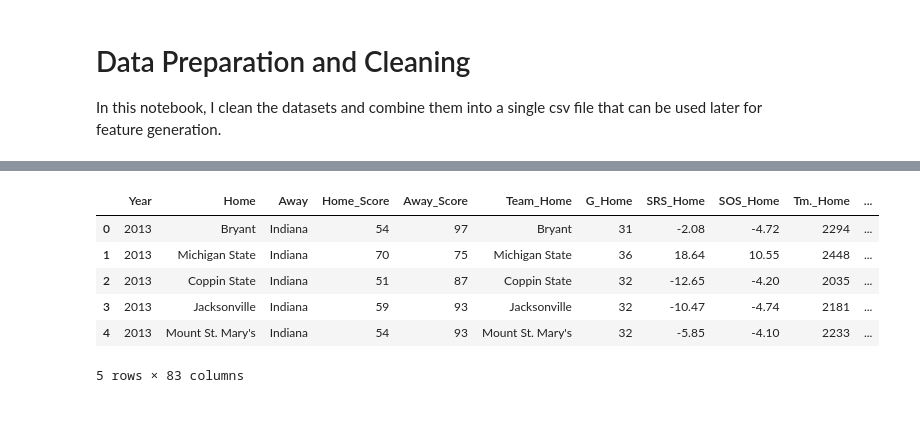
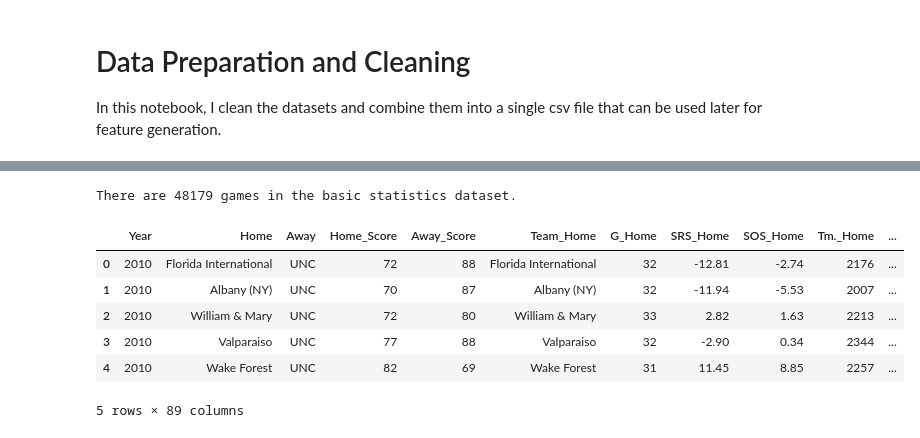
Before and after one commit to pjmartinkus/College_Basketball, a Jupyter notebook: Notebooks/Data Preparation and Cleaning.ipynb, the cells around one changed output, grey strips where cells are left out. Cells and saved outputs as stored; diff of their text form; code cells hidden in the pictures.

```diff
--- a/Notebooks/Data Preparation and Cleaning.ipynb
+++ b/Notebooks/Data Preparation and Cleaning.ipynb
@@ -19,6 +39,6 @@ First, we need to edit the school names in the kenpom, basic stats and T-Rank da
 # %%
 # The location where the files will be saved
-path = '/Users/phil/Documents/Documents/College_Basketball/Data/'
+path = '../Data/'
 
 # Store a dataframe of kenpom data for each year in a list
 kenpom_data = {}
@@ -26,21 +46,24 @@ TRank_data = {}
 stats_data = {}
 
 # We need to clean each statistics data set
-for year in range(2002, 2020):
+for year in range(2002, this_year):
 
     # Load this year's data and clean up the school names to match up with scores data
     data_kenpom = pd.read_csv('{0}Kenpom/{1}_kenpom.csv'.format(path, year))
     kenpom_data[year] = cbb.update_kenpom(data_kenpom)
+    assert len(cbb.check_for_missing_names(regular_season[year], kenpom_data[year], False)) == 0
 
     # TRank data starts in 2008 and the team name column is called school instead of team
     if year > 2007:
         data_TRank =  pd.read_csv('{0}TRank/{1}_TRank.csv'.format(path, year))
         TRank_data[year] = cbb.update_TRank(data_TRank)
+        assert len(cbb.check_for_missing_names(regular_season[year], TRank_data[year], False)) == 0
 
     # Basic stats data starts in 2010
     if year > 2009:
         data_stats =  pd.read_csv('{0}SportsReference/{1}_stats.csv'.format(path, year))
         data_stats = data_stats.rename(index=str, columns={'School': 'Team'})
         stats_data[year] = cbb.update_basic(data_stats)
+        assert len(cbb.check_for_missing_names(regular_season[year], stats_data[year], False)) == 0
 # %%
 # Lets take a quick look at one of the datasets
@@ -158,47 +198,60 @@ Lastly, we will run the same process for the basic statistics.
 # %%
 # Save the paths to the scores data
-scores_path = '../Data/Scores/'
-save_path = '../Data/Combined_Data/Basic/'
+save_path = '../Data/Combined_Data/'
 
 # Save the joined tables in dictionaries
 regular = {}
 march = {}
 
 # We need to first join datasets from the same year
-for year in range(2010, 2020):
+for year in range(2010, this_year):
 
-    # Load the scores datasets
-    regular_season = cbb.load_csv(scores_path + str(year) + '_regular_season.csv')
-    if year < 2019:
-        march_madness = cbb.load_csv(scores_path + str(year) + '_march.csv')
+    # Get only the columns we need from the kenpom data
+    kp = kenpom_data[year][['Team', 'AdjEM', 'Seed']]
 
-    # Join the dataframes to get kenpom for both home and away team
-    regular[year] = pd.merge(regular_season, stats_data[year], left_on='Home', right_on='Team', sort=False)
+    # Join the dataframes to get basic statistics data and kenpom (seed, adj_em) for both home and away team
+    regular[year] = pd.merge(regular_season[year], stats_data[year], left_on='Home', right_on='Team', sort=False)
     regular[year] = pd.merge(regular[year], stats_data[year], left_on='Away', right_on='Team',
                              suffixes=('_Home', '_Away'), sort=False)
+    regular[year] = pd.merge(regular[year], kp, left_on='Home', right_on='Team', sort=False)
+    regular[year] = pd.merge(regular[year], kp, left_on='Away', right_on='Team',
+                             suffixes=('_Home', '_Away'), sort=False)
 
-    if year < 2019:
-        march[year] = pd.merge(march_madness, stats_data[year], left_on='Home', right_on='Team', sort=False)
+    # Do the same for the march data (No march data for this year yet)
+    if year < this_year - 1:
+        march[year] = pd.merge(march_madness[year], stats_data[year], left_on='Home', right_on='Team', sort=False)
         march[year] = pd.merge(march[year], stats_data[year], left_on='Away', right_on='Team',
                                  suffixes=('_Home', '_Away'), sort=False)
+        march[year] = pd.merge(march[year], kp, left_on='Home', right_on='Team', sort=False)
+        march[year] = pd.merge(march[year], kp, left_on='Away', right_on='Team',
+                                 suffixes=('_Home', '_Away'), sort=False)
+
+        # Move non-tournament games to regular season data
+        other_games = march[year][march[year]['Seed_Home'].isnull()]
+        regular[year] = pd.concat([regular[year], other_games], ignore_index=True)
+        march[year].drop(other_games.index, inplace=True)
 
     # Add a column to indicate the year
     regular[year].insert(0, 'Year', year)
-    if year < 2019:
+    if year < this_year - 1:
         march[year].insert(0, 'Year', year)
 
-    # Save each year's data to a csv file
-    regular[year].to_csv('{0}{1}_regular_season.csv'.format(save_path, year), index=False)
-    if year < 2019:
-        march[year].to_csv('{0}{1}_march.csv'.format(save_path, year), index=False)
+# Combine the data for every year
+regular_df = pd.concat(regular, ignore_index=True)
+march_df = pd.concat(march, ignore_index=True)
+
+# Save the data to csv files
+regular_df.to_csv('{0}Basic.csv'.format(save_path))
 
 # Lets take a look at one of the data sets
-regular[2013].head()
+print("There are {} games in the basic statistics dataset.".format(len(regular_df)))
+regular_df.head()
 # %% [output]
+There are 48179 games in the basic statistics dataset.
 |  | Year | Home | Away | Home_Score | Away_Score | Team_Home | G_Home | SRS_Home | SOS_Home | Tm._Home | ... |
-| 0 | 2013 | Bryant | Indiana | 54 | 97 | Bryant | 31 | -2.08 | -4.72 | 2294 | ... |
-| 1 | 2013 | Michigan State | Indiana | 70 | 75 | Michigan State | 36 | 18.64 | 10.55 | 2448 | ... |
-| 2 | 2013 | Coppin State | Indiana | 51 | 87 | Coppin State | 32 | -12.65 | -4.20 | 2035 | ... |
-| 3 | 2013 | Jacksonville | Indiana | 59 | 93 | Jacksonville | 32 | -10.47 | -4.74 | 2181 | ... |
-| 4 | 2013 | Mount St. Mary's | Indiana | 54 | 93 | Mount St. Mary's | 32 | -5.85 | -4.10 | 2233 | ... |
+| 0 | 2010 | Florida International | UNC | 72 | 88 | Florida International | 32 | -12.81 | -2.74 | 2176 | ... |
+| 1 | 2010 | Albany (NY) | UNC | 70 | 87 | Albany (NY) | 32 | -11.94 | -5.53 | 2007 | ... |
+| 2 | 2010 | William & Mary | UNC | 72 | 80 | William & Mary | 33 | 2.82 | 1.63 | 2213 | ... |
+| 3 | 2010 | Valparaiso | UNC | 77 | 88 | Valparaiso | 32 | -2.90 | 0.34 | 2344 | ... |
+| 4 | 2010 | Wake Forest | UNC | 82 | 69 | Wake Forest | 31 | 11.45 | 8.85 | 2257 | ... |
-5 rows × 83 columns
+5 rows × 89 columns
```
Also changed, not shown: parts of 12 cells of this notebook.
